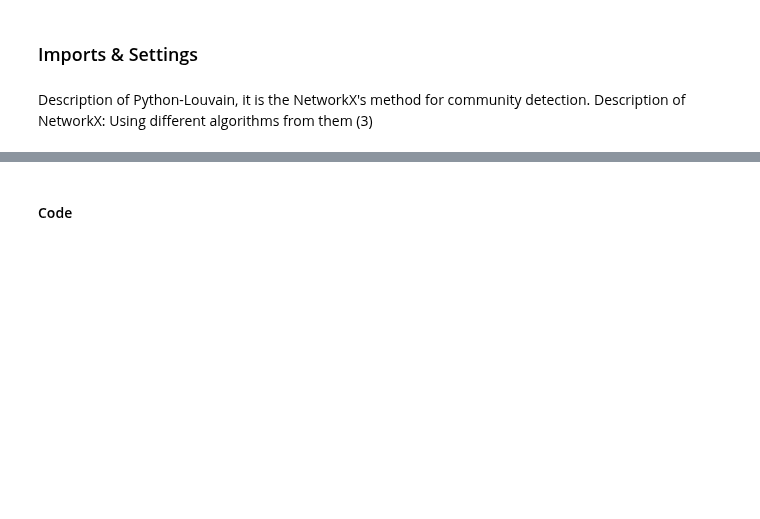
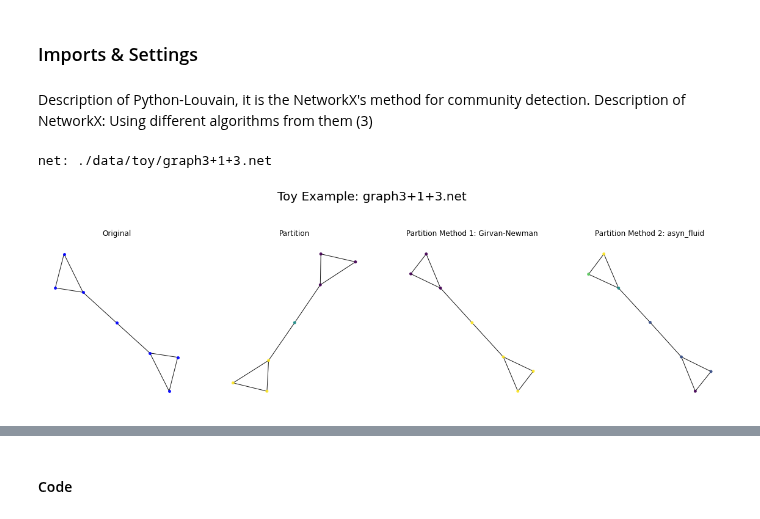
Before and after one commit to EjbejaranosAI/Complex_Networks, a Jupyter notebook: 3_Community_detection/A3-Community_Detection.ipynb, the cells around one changed output, grey strips where cells are left out. Saved outputs shown, nothing was run; the diff lists cells and outputs as text; code cells hidden in the pictures; blank space fills up the shorter version.

Commit message:
Finished Girvan-Newmann + Fluid

```diff
--- a/3_Community_detection/A3-Community_Detection.ipynb
+++ b/3_Community_detection/A3-Community_Detection.ipynb
@@ -76,28 +77,51 @@ DATA_DIR = './data/'
 MODEL_DATA = paths_dict()
 ## get all the files
 DATA = get_file_dict(DATA_DIR) # Model : [net, clu]
+# %%
+## read the first graph and plot the graph and its corresponding partition
+s = DATA['TOY'][0]
+net, clu = s
+print(f"net: {net}")
+# %% [output]
+net: ./data/toy/graph3+1+3.net
 # %%
-
-## read the first graph and plot the graph and its corresponding partition
-s = DATA['TOY'][0]
-net, clu = s
-print(f"net: {net}")
 ## load the net and clu files
 g = nx.read_pajek(net)
 cl = dict(read_clu(clu))
+
 ## plotting
 ## set up a figure with: Original, Partition, Partition Method 1, Partition Method 2, .... Partition Method N
 NUM_PARTITIONS = 4
-TOTAL_FILES = sum([len(x) for k,x in DATA.items()])
+TOTAL_FILES = sum([len(x) for _,x in DATA.items()])
+
 ## create the figure
 fig, axs = plt.subplots(1, NUM_PARTITIONS, figsize=(20,5))
-## ravel the axs
 axs = axs.ravel()
+
 ## plot the original
 nx.draw(g, ax=axs[0], node_color='b', edge_color='k', node_size=15, alpha=0.9)
+
 ## plot the partition
 nx.draw(g, ax=axs[1], node_color=list(cl.values()), node_size=15, alpha=0.9)
-## plot the partition method 1: Girvan-Newman
 
 
+## plot the partition method 1: Girvan-Newman
+ca1 = CommunityAlgs(g, method='girvan_newman', verbosity=False)
+ca1_comm, ca1_nc = ca1.algorithm
+nx.draw(g, ax=axs[2], node_color=dict_vals_to_list(ca1_nc[0]), node_size=15, alpha=0.9)
+
+
+## plot the method 2: asyn_fluid
+ca2 = CommunityAlgs(g, method='asyn_fluid', verbosity=False)
+ca2_comm, ca2_nc = ca2.algorithm
+nx.draw(g, ax=axs[3], node_color=dict_vals_to_list(ca2_nc), node_size=15, alpha=0.9)
+
+## set the titles
+axs[0].set_title('Original')
+axs[1].set_title('Partition')
+axs[2].set_title('Partition Method 1: Girvan-Newman')
+axs[3].set_title('Partition Method 2: asyn_fluid')
+plt.suptitle(f'Toy Example: {net.split("/")[-1]}', fontsize=20, y=1.1)
 plt.show()
+# %% [output]
+[figure, added]
```
Also changed, not shown: parts of 11 cells of this notebook, 2 other files.
